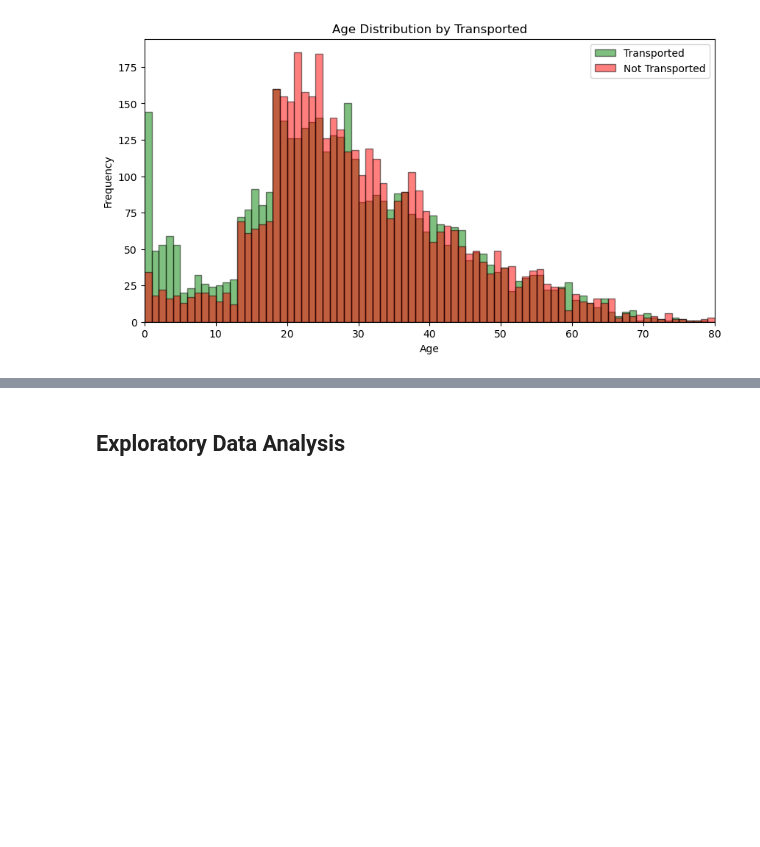
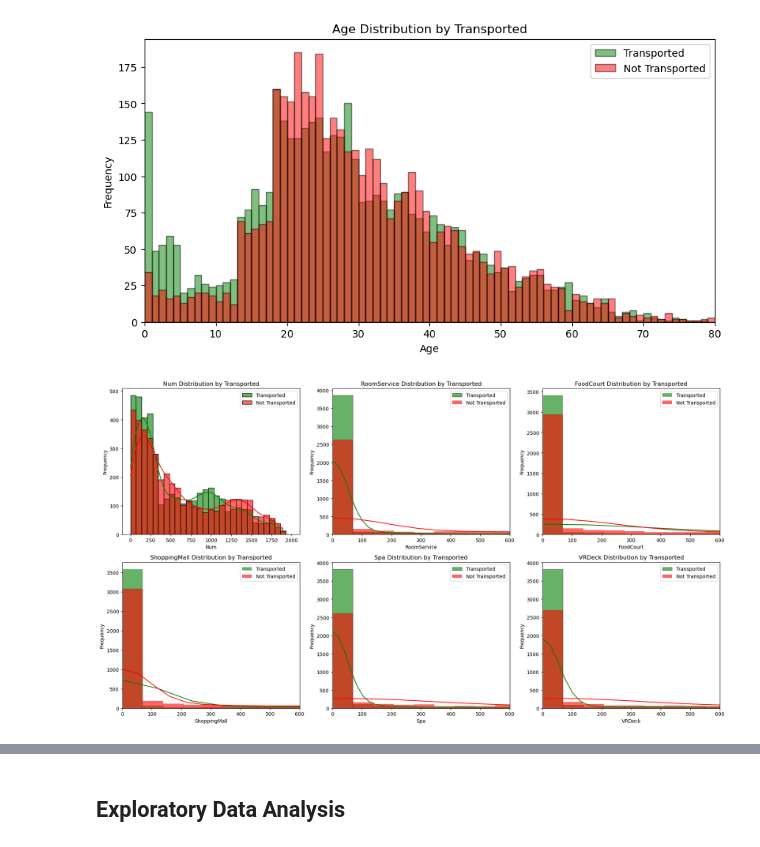
Before and after one commit to johlys/INF367, a Jupyter notebook: 1-EDA-and-preprocessing.ipynb, the cells around one changed output, grey strips where cells are left out. Drawn from its saved outputs; the diff is of its cells as text; code cells hidden in the pictures; blank space fills up the shorter version.

Commit message:
adding from suggested into main

```diff
--- a/1-EDA-and-preprocessing.ipynb
+++ b/1-EDA-and-preprocessing.ipynb
@@ -155,3 +145,93 @@ ax.legend()
 plt.show()
 # %% [output]
 [figure]
+# %%
+# Exploring the distribution of the numerical features
+train_copy = train_df.copy()
+
+train_copy[['Deck', 'Num', 'Side']] = train_copy['Cabin'].str.split('/', expand=True).copy() # Splitting Cabin into three features so that we cab get Num
+train_copy['Num'] = pd.to_numeric(train_copy['Num'], errors='coerce') # turning num numeric
+
+numeric_features = ['Num', 'RoomService', 'FoodCourt', 'ShoppingMall', 'Spa', 'VRDeck']
+
+fig, axes = plt.subplots(nrows=2, ncols=3, figsize=(18, 10))
+axes = axes.flatten()
+bins = np.linspace(0, 2000, 30)
+
+for i, col in enumerate(numeric_features):
+
+    sns.histplot(data=train_copy[train_copy['Transported'] == True], x=col, kde=True, bins=bins, ax=axes[i], color='green', label='Transported', alpha=0.6)
+    sns.histplot(data=train_copy[train_copy['Transported'] == False], x=col, kde=True, bins=bins, ax=axes[i], color='red', label='Not Transported', alpha=0.6)
+
+    if col != 'Num':
+        axes[i].set_xlim(0, 600)  # limit for heavy-tailed features
+    axes[i].set_title(f'{col} Distribution by Transported')
+    axes[i].set_xlabel(col)
+    axes[i].set_ylabel('Frequency')
+    axes[i].legend()
+
+plt.tight_layout()
+plt.show()
+
+# To check how to impute Num we look at the distribution for both median and knnimputation
+# imputation with median
+median_value = train_copy['Num'].median()
+train_median = train_copy.copy()
+train_median['Num'] = train_median['Num'].fillna(median_value)
+
+# imputation with Knn
+knn_imputer = KNNImputer(n_neighbors=5)
+train_knn = train_copy.copy()
+train_knn_numeric = train_knn.select_dtypes(include=[np.number])
+train_knn_imputed = pd.DataFrame(knn_imputer.fit_transform(train_knn_numeric), columns=train_knn_numeric.columns)
+train_knn['Num'] = train_knn_imputed['Num']
+
+# We setup the plots
+fig, axes = plt.subplots(1, 3, figsize=(21, 5), sharey=True)
+
+bins = np.linspace(0, max(train_copy['Num'].max(), train_median['Num'].max(), train_knn['Num'].max()), 30)
+
+# Plots the original distribution
+sns.histplot(
+    data=train_copy,
+    x='Num',
+    kde=True,
+    bins=bins,
+    ax=axes[0],
+    color='gray',
+    alpha=0.7
+)
+axes[0].set_title('Num Distribution')
+axes[0].set_xlabel('Num')
+axes[0].set_ylabel('Frequency')
+
+# median Imputed
+sns.histplot(
+    data=train_median,
+    x='Num',
+    kde=True,
+    bins=bins,
+    ax=axes[1],
+    color='blue',
+    alpha=0.7
+)
+axes[1].set_title('After Median Imputation')
+axes[1].set_xlabel('Num')
+
+# KNN Imputed
+sns.histplot(
+    data=train_knn,
+    x='Num',
+    kde=True,
+    bins=bins,
+    ax=axes[2],
+    color='purple',
+    alpha=0.7
+)
+axes[2].set_title('After KNN Imputation')
+axes[2].set_xlabel('Num')
+
+plt.tight_layout()
+plt.show()
+# %% [output]
+[figure, new version]
```
Also changed, not shown: parts of 16 cells of this notebook, 7 other files.
